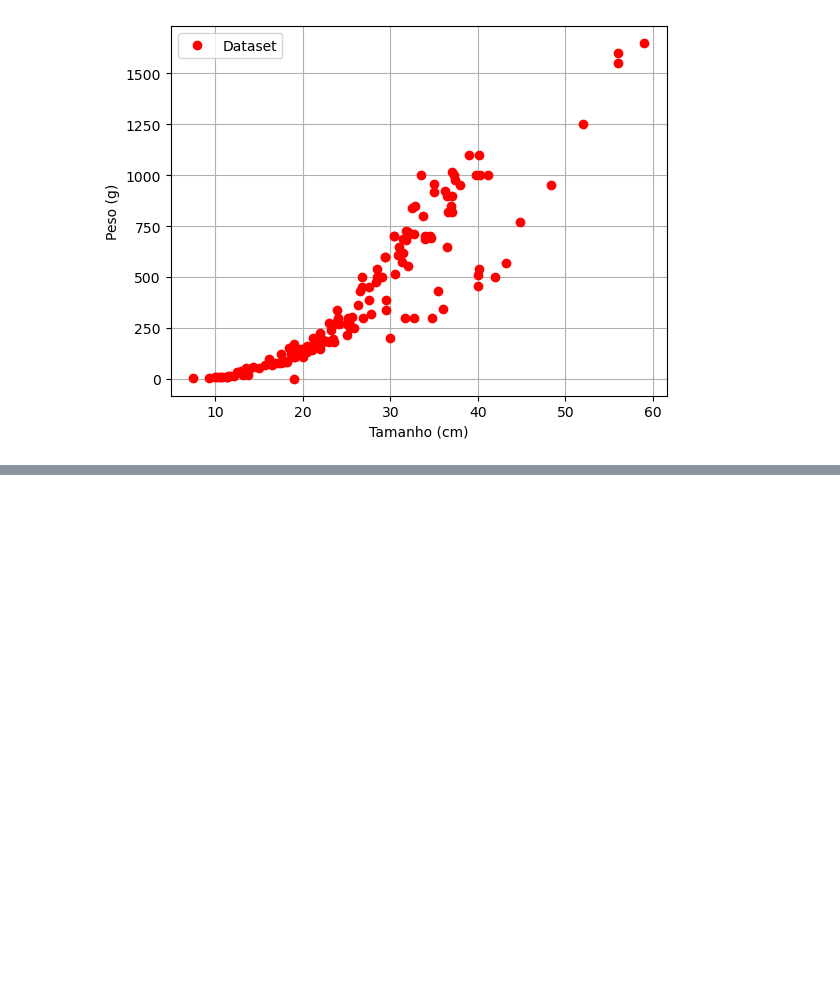
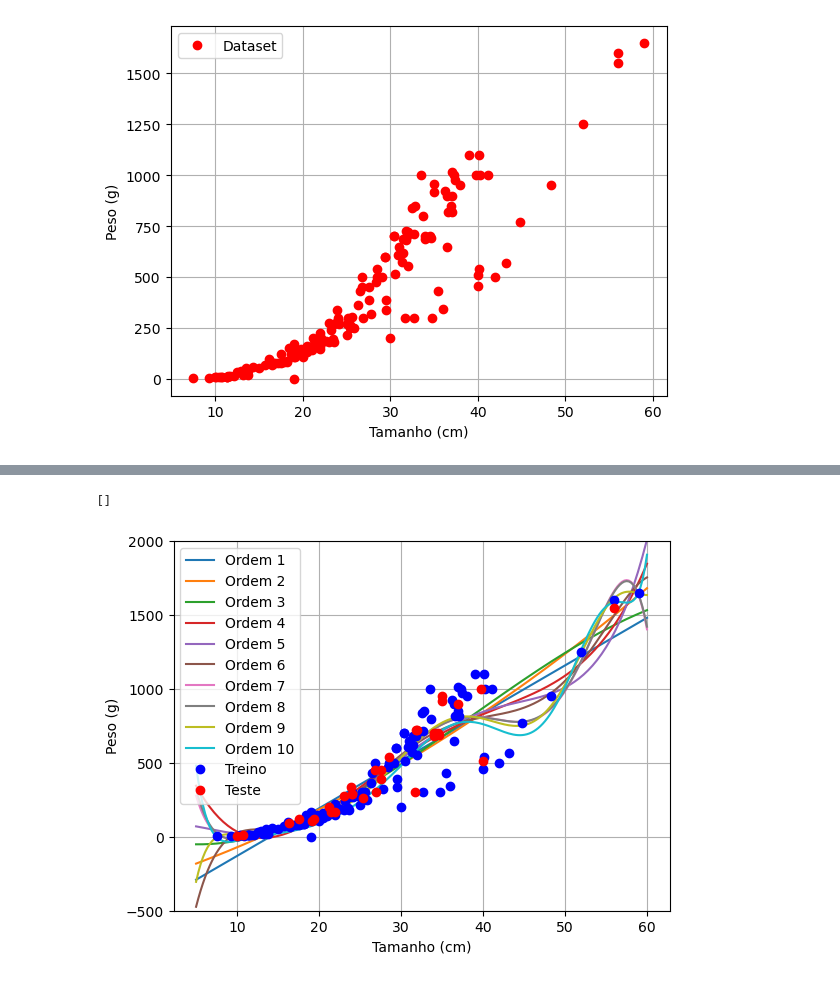
Before and after one commit to HenriqueTogo/machine-learning, a Jupyter notebook: Lista02/lista_02_231111280.ipynb, the cells around one changed output, grey strips where cells are left out. Drawn from its saved outputs; the diff is of its cells as text; code cells hidden in the pictures; blank space fills up the shorter version.

```diff
--- a/Lista02/lista_02_231111280.ipynb
+++ b/Lista02/lista_02_231111280.ipynb
@@ -201,0 +209,18 @@ plt.plot()
+# %%
+legend = []
+for i in range(max_order_model):
+    plt.plot(size_array, y_predict_models_array[i])
+    legend.append(f'Ordem {i + 1}')
+legend.append('Treino')
+legend.append('Teste')
+plt.xlabel('Tamanho (cm)')
+plt.ylabel('Peso (g)')
+plt.grid('on')
+plt.ylim([-500, 2000])
+plt.plot(size_train, weight_train, 'bo')
+plt.plot(size_test, weight_test, 'ro')
+plt.legend(legend)
+plt.plot()
+# %% [output]
+[]
+[figure, added]
```
Also changed, not shown: parts of 4 cells of this notebook.
